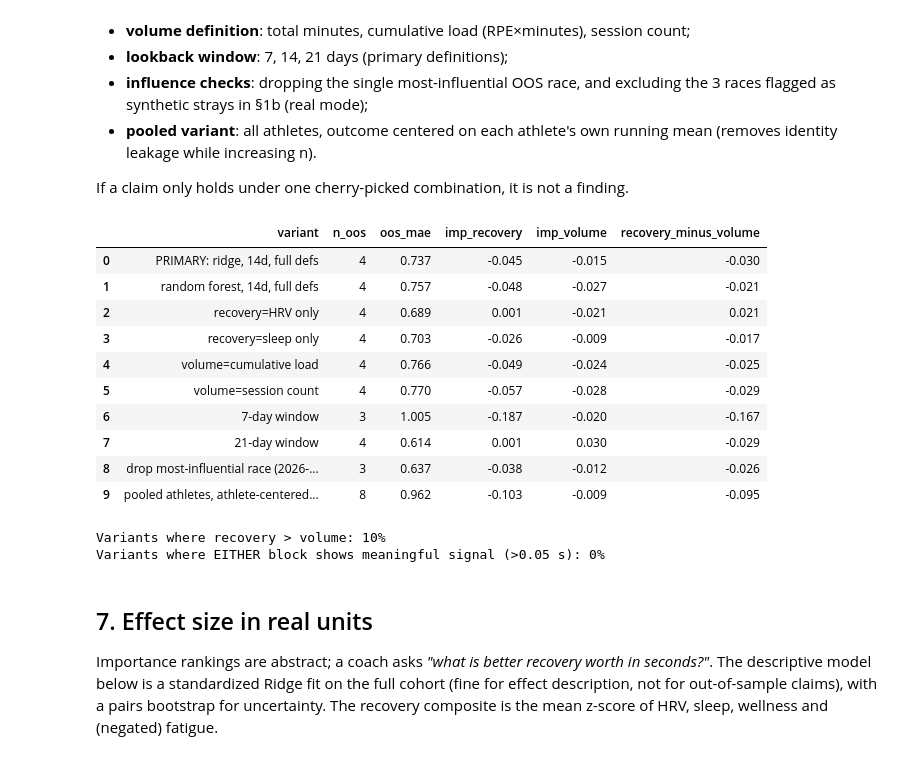
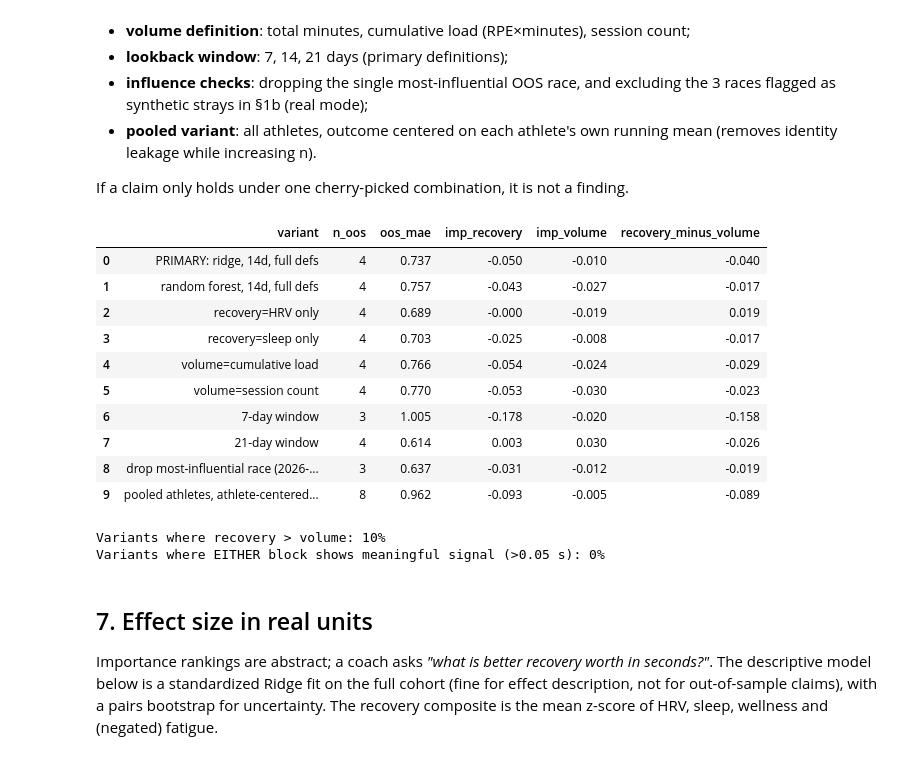
Before and after one commit to hugomagee/OptimalAthlete, a Jupyter notebook: analysis/recovery_vs_volume.ipynb, the cells around one changed output. Saved outputs shown, nothing was run; the diff lists cells and outputs as text; code cells hidden in the pictures.

```diff
--- a/analysis/recovery_vs_volume.ipynb
+++ b/analysis/recovery_vs_volume.ipynb
@@ -500,29 +500,3 @@ Walk-forward out-of-sample predictions: 4 races
 OOS MAE:  0.737 s   (naive 'predict my average so far' MAE: 0.682 s)
 OOS R²:   -1.23   (on 4 points — treat with caution)
 [figure]
-# %%
-def grouped_permutation_importance(df, oos, fold_models, features, block, n_rep=500,
-                                   rng=RNG, outcome="race_time"):
-    """Mean increase in walk-forward OOS MAE when `block` columns are jointly permuted
-    across the OOS races (each race re-predicted by its own fold's model)."""
-    df = df.sort_values("race_date").reset_index(drop=True)
-    base_mae = mean_absolute_error(oos["actual"], oos["pred"])
-    rows = df.loc[oos["fold"].values, features].reset_index(drop=True)
-    increases = []
-    for _ in range(n_rep):
-        perm = rows.copy()
-        idx = rng.permutation(len(perm))
-        perm[block] = perm[block].iloc[idx].reset_index(drop=True)
-        preds = [float(fold_models[f].predict(perm.iloc[[k]])[0])
-                 for k, f in enumerate(oos["fold"])]
-        increases.append(mean_absolute_error(oos["actual"], preds) - base_mae)
-    return np.array(increases)
-
-imp_rec = grouped_permutation_importance(cohort, oos, fold_models, FEATURES, RECOVERY)
-imp_vol = grouped_permutation_importance(cohort, oos, fold_models, FEATURES, VOLUME)
-
-print("Grouped permutation importance (increase in OOS MAE, seconds):")
-print(f"  recovery block: {imp_rec.mean():+.3f}  (MC spread {imp_rec.std():.3f})")
-print(f"  volume block:   {imp_vol.mean():+.3f}  (MC spread {imp_vol.std():.3f})")
-print("\nA positive value means the block carried out-of-sample signal;")
-print("a value near or below zero means permuting it did not hurt — no usable signal.")
@@ -662,13 +669,11 @@ def run_variant(df, rec_block, vol_block, model_factory, label, window=None):
     if len(d) <= MIN_TRAIN + 1:
         return {"variant": label, "n_oos": 0}
     o, fm = walk_forward(d, feats, model_factory)
-    saved = globals()["fold_models"]
-    globals()["fold_models"] = fm
-    try:
-        r = grouped_permutation_importance(d, o, fm, feats, rec_block, n_rep=150)
-        v = grouped_permutation_importance(d, o, fm, feats, vol_block, n_rep=150)
-    finally:
-        globals()["fold_models"] = saved
+    act, bp = o["actual"].to_numpy(), o["pred"].to_numpy()
+    r = grouped_permutation_importance(
+        permutation_lookup(d, o, fm, feats, rec_block), act, bp, n_rep=500)
+    v = grouped_permutation_importance(
+        permutation_lookup(d, o, fm, feats, vol_block), act, bp, n_rep=500)
     return {"variant": label, "n_oos": len(o),
             "oos_mae": round(mean_absolute_error(o["actual"], o["pred"]), 3),
             "imp_recovery": round(float(r.mean()), 3),
@@ -698,43 +703,43 @@ variants.append(run_variant(
 # real-mode: drop synthetic-stray races (full-precision times)
 stray = cohort["race_time"].map(lambda t: len(repr(t).split(".")[-1]) > 4)
 if stray.any():
     variants.append(run_variant(cohort[~stray], RECOVERY, VOLUME, ridge_factory,
                                 f"drop {int(stray.sum())} synthetic-stray races"))
 
 # pooled all-athlete variant with athlete-centered outcome (no identity leakage)
 pooled = pd.concat([build_race_features(a) for a in athletes["id"]]).dropna()
 pooled = pooled.sort_values("race_date").reset_index(drop=True)
 centered = []
 for _, row in pooled.iterrows():
     prior = pooled[(pooled["athlete_id"] == row["athlete_id"]) &
                    (pooled["race_date"] < row["race_date"])]["race_time"]
     if len(prior) >= 2:
         r = row.copy()
         r["race_time"] = row["race_time"] - prior.mean()
         centered.append(r)
 if len(centered) > MIN_TRAIN + 2:
     cen = pd.DataFrame(centered).reset_index(drop=True)
     variants.append(run_variant(cen, RECOVERY, VOLUME, ridge_factory,
                                 f"pooled athletes, athlete-centered (n={len(cen)})"))
 
 multiverse = pd.DataFrame([v for v in variants if v.get("n_oos", 0) > 0])
 display(multiverse)
 favors_recovery = (multiverse["recovery_minus_volume"] > 0).mean()
 signal = (multiverse[["imp_recovery", "imp_volume"]].max(axis=1) > 0.05).mean()
 print(f"Variants where recovery > volume: {favors_recovery:.0%}")
 print(f"Variants where EITHER block shows meaningful signal (>0.05 s): {signal:.0%}")
 # %% [output]
 |  | variant | n_oos | oos_mae | imp_recovery | imp_volume | recovery_minus_volume |
-| 0 | PRIMARY: ridge, 14d, full defs | 4 | 0.737 | -0.045 | -0.015 | -0.030 |
-| 1 | random forest, 14d, full defs | 4 | 0.757 | -0.048 | -0.027 | -0.021 |
-| 2 | recovery=HRV only | 4 | 0.689 | 0.001 | -0.021 | 0.021 |
-| 3 | recovery=sleep only | 4 | 0.703 | -0.026 | -0.009 | -0.017 |
-| 4 | volume=cumulative load | 4 | 0.766 | -0.049 | -0.024 | -0.025 |
-| 5 | volume=session count | 4 | 0.770 | -0.057 | -0.028 | -0.029 |
-| 6 | 7-day window | 3 | 1.005 | -0.187 | -0.020 | -0.167 |
-| 7 | 21-day window | 4 | 0.614 | 0.001 | 0.030 | -0.029 |
-| 8 | drop most-influential race (2026-... | 3 | 0.637 | -0.038 | -0.012 | -0.026 |
-| 9 | pooled athletes, athlete-centered... | 8 | 0.962 | -0.103 | -0.009 | -0.095 |
+| 0 | PRIMARY: ridge, 14d, full defs | 4 | 0.737 | -0.050 | -0.010 | -0.040 |
+| 1 | random forest, 14d, full defs | 4 | 0.757 | -0.043 | -0.027 | -0.017 |
+| 2 | recovery=HRV only | 4 | 0.689 | -0.000 | -0.019 | 0.019 |
+| 3 | recovery=sleep only | 4 | 0.703 | -0.025 | -0.008 | -0.017 |
+| 4 | volume=cumulative load | 4 | 0.766 | -0.054 | -0.024 | -0.029 |
+| 5 | volume=session count | 4 | 0.770 | -0.053 | -0.030 | -0.023 |
+| 6 | 7-day window | 3 | 1.005 | -0.178 | -0.020 | -0.158 |
+| 7 | 21-day window | 4 | 0.614 | 0.003 | 0.030 | -0.026 |
+| 8 | drop most-influential race (2026-... | 3 | 0.637 | -0.031 | -0.012 | -0.019 |
+| 9 | pooled athletes, athlete-centered... | 8 | 0.962 | -0.093 | -0.005 | -0.089 |
 Variants where recovery > volume: 10%
 Variants where EITHER block shows meaningful signal (>0.05 s): 0%
 # %% [markdown]
```
Also changed, not shown: parts of 6 cells of this notebook, 1 other file.
